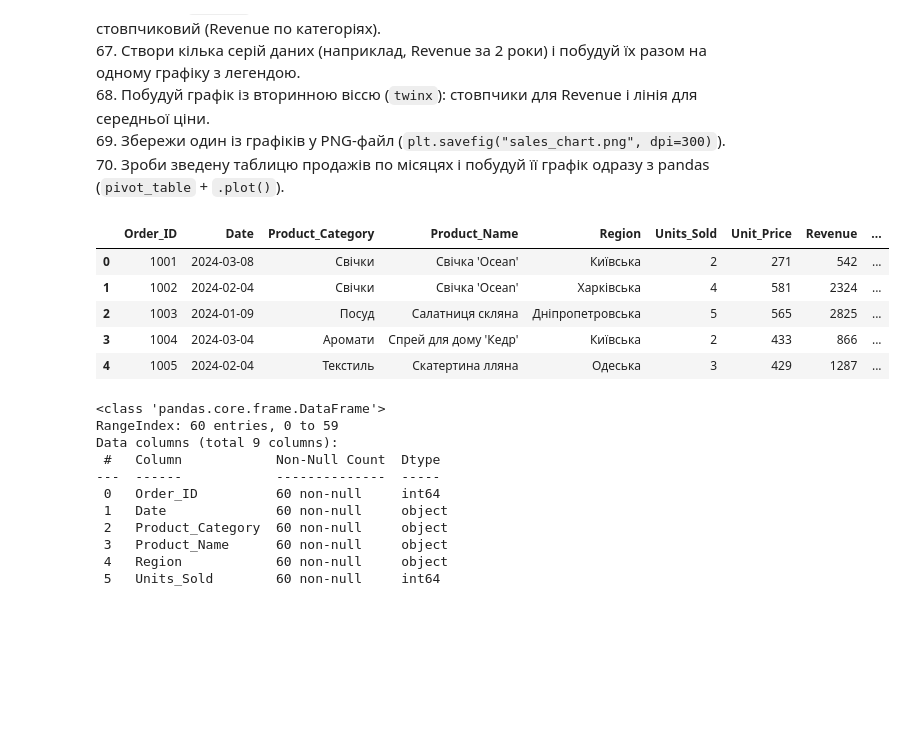
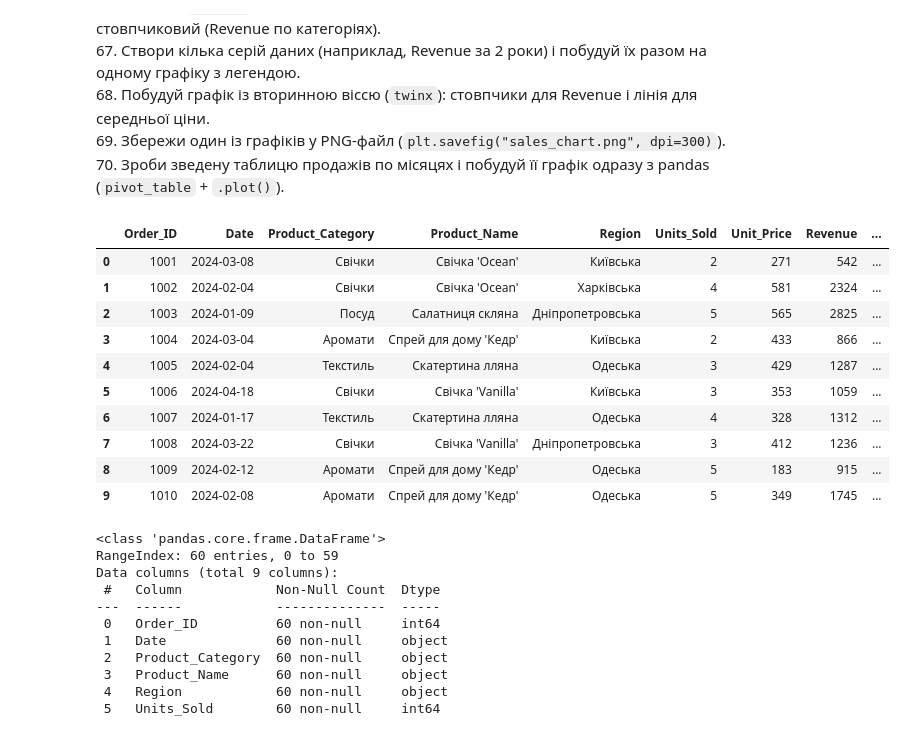
Before and after one commit to SvitlanaShustur/test-tasks-Python-DTA, a Jupyter notebook: pandas_matplotlib_practice.ipynb, the cells around one changed output. Drawn from its saved outputs; the diff is of its cells as text; code cells hidden in the pictures; blank space fills up the shorter version.

```diff
--- a/pandas_matplotlib_practice.ipynb
+++ b/pandas_matplotlib_practice.ipynb
@@ -1061,15 +1070,20 @@ plt.show()
 # %%
 # 61. Створи або зчитай з CSV DataFrame з даними про продажі: дата, товар, категорія, ціна, кількість, місто.
 
 df = pd.read_excel("sales_dataset_ukraine.xlsx")
-df.head()
+df.head(10)
 # %% [output]
 |  | Order_ID | Date | Product_Category | Product_Name | Region | Units_Sold | Unit_Price | Revenue | ... |
 | 0 | 1001 | 2024-03-08 | Свічки | Свічка 'Ocean' | Київська | 2 | 271 | 542 | ... |
 | 1 | 1002 | 2024-02-04 | Свічки | Свічка 'Ocean' | Харківська | 4 | 581 | 2324 | ... |
 | 2 | 1003 | 2024-01-09 | Посуд | Салатниця скляна | Дніпропетровська | 5 | 565 | 2825 | ... |
 | 3 | 1004 | 2024-03-04 | Аромати | Спрей для дому 'Кедр' | Київська | 2 | 433 | 866 | ... |
 | 4 | 1005 | 2024-02-04 | Текстиль | Скатертина лляна | Одеська | 3 | 429 | 1287 | ... |
+| 5 | 1006 | 2024-04-18 | Свічки | Свічка 'Vanilla' | Київська | 3 | 353 | 1059 | ... |
+| 6 | 1007 | 2024-01-17 | Текстиль | Скатертина лляна | Одеська | 4 | 328 | 1312 | ... |
+| 7 | 1008 | 2024-03-22 | Свічки | Свічка 'Vanilla' | Дніпропетровська | 3 | 412 | 1236 | ... |
+| 8 | 1009 | 2024-02-12 | Аромати | Спрей для дому 'Кедр' | Одеська | 5 | 183 | 915 | ... |
+| 9 | 1010 | 2024-02-08 | Аромати | Спрей для дому 'Кедр' | Одеська | 5 | 349 | 1745 | ... |
 # %%
 df.info()
 # %% [output]
```
Also changed, not shown: parts of 26 cells of this notebook.
